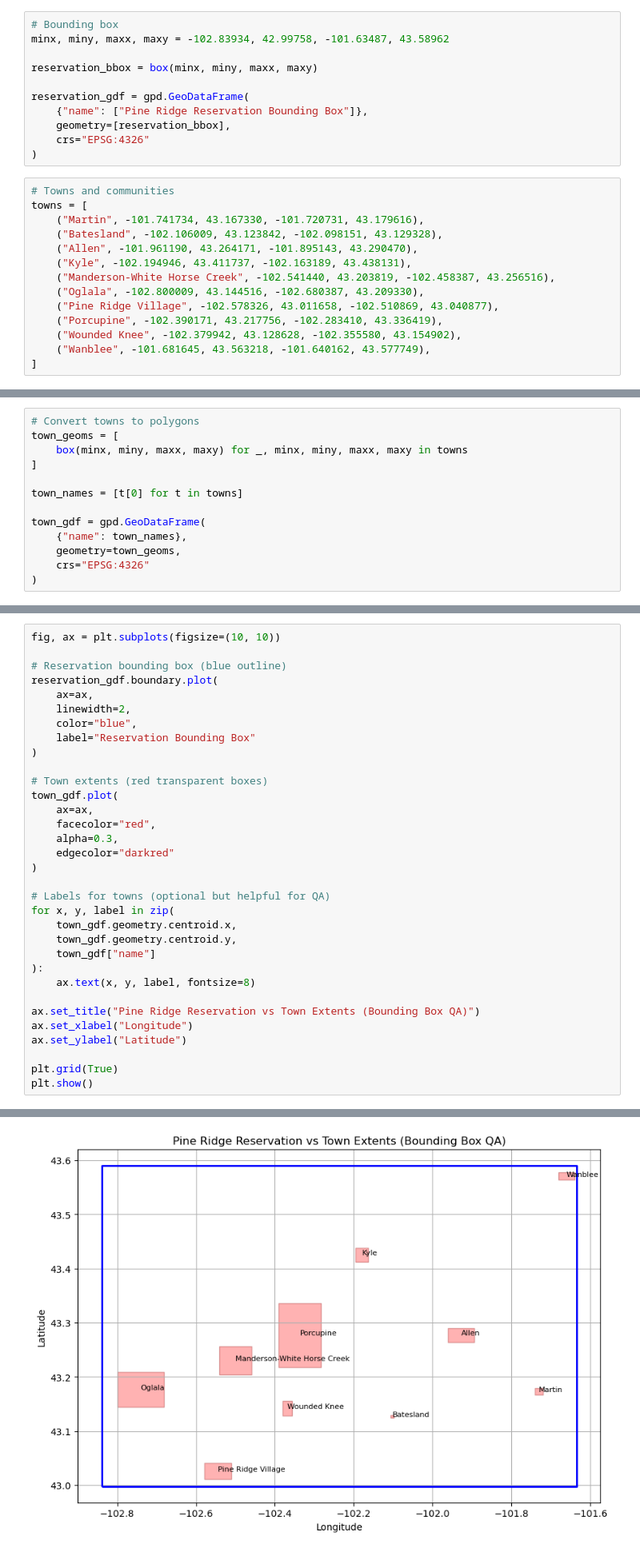
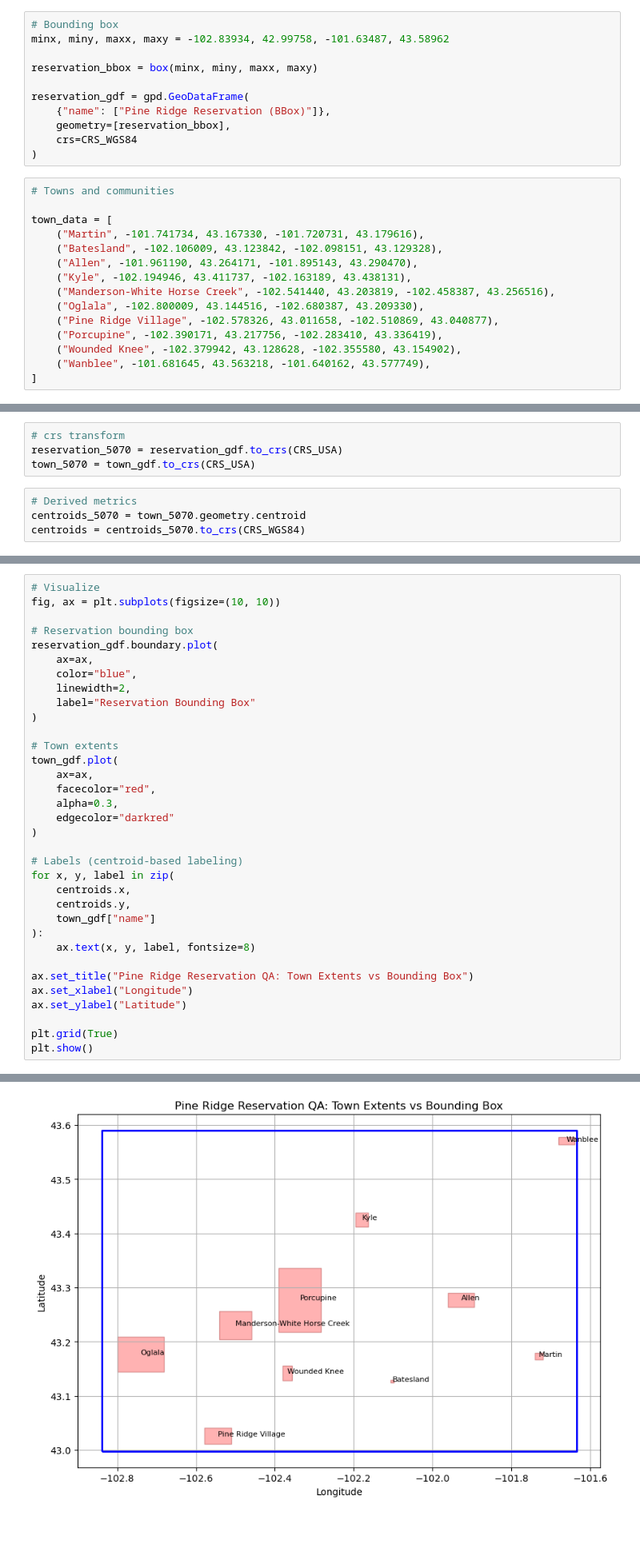
Before and after one commit to olc-techsupport/Pine-Ridge-Bounding-Boxes, a Jupyter notebook: PRR_map-1.ipynb, the cells around one changed output, grey strips where cells are left out. Shown at 80% size. Cells and saved outputs as stored; diff of their text form; blank space fills up the shorter version.

```diff
--- a/PRR_map-1.ipynb
+++ b/PRR_map-1.ipynb
@@ -94,13 +99,14 @@ minx, miny, maxx, maxy = -102.83934, 42.99758, -101.63487, 43.58962
 reservation_bbox = box(minx, miny, maxx, maxy)
 
 reservation_gdf = gpd.GeoDataFrame(
-    {"name": ["Pine Ridge Reservation Bounding Box"]},
+    {"name": ["Pine Ridge Reservation (BBox)"]},
     geometry=[reservation_bbox],
-    crs="EPSG:4326"
+    crs=CRS_WGS84
 )
 # %%
 # Towns and communities
-towns = [
+
+town_data = [
     ("Martin", -101.741734, 43.167330, -101.720731, 43.179616),
     ("Batesland", -102.106009, 43.123842, -102.098151, 43.129328),
     ("Allen", -101.961190, 43.264171, -101.895143, 43.290470),
@@ -115,13 +135,8 @@ towns = [
 # %%
-# Convert towns to polygons
-town_geoms = [
-    box(minx, miny, maxx, maxy) for _, minx, miny, maxx, maxy in towns
-]
-
-town_names = [t[0] for t in towns]
-
-town_gdf = gpd.GeoDataFrame(
-    {"name": town_names},
-    geometry=town_geoms,
-    crs="EPSG:4326"
-)
+# crs transform
+reservation_5070 = reservation_gdf.to_crs(CRS_USA)
+town_5070 = town_gdf.to_crs(CRS_USA)
+# %%
+# Derived metrics
+centroids_5070 = town_5070.geometry.centroid
+centroids = centroids_5070.to_crs(CRS_WGS84)
@@ -128,15 +146,16 @@ town_gdf = gpd.GeoDataFrame(
 # %%
+# Visualize
 fig, ax = plt.subplots(figsize=(10, 10))
 
-# Reservation bounding box (blue outline)
+# Reservation bounding box
 reservation_gdf.boundary.plot(
     ax=ax,
+    color="blue",
     linewidth=2,
-    color="blue",
     label="Reservation Bounding Box"
 )
 
-# Town extents (red transparent boxes)
+# Town extents
 town_gdf.plot(
     ax=ax,
     facecolor="red",
@@ -144,15 +163,15 @@ town_gdf.plot(
     edgecolor="darkred"
 )
 
-# Labels for towns (optional but helpful for QA)
+# Labels (centroid-based labeling)
 for x, y, label in zip(
-    town_gdf.geometry.centroid.x,
-    town_gdf.geometry.centroid.y,
+    centroids.x,
+    centroids.y,
     town_gdf["name"]
 ):
     ax.text(x, y, label, fontsize=8)
 
-ax.set_title("Pine Ridge Reservation vs Town Extents (Bounding Box QA)")
+ax.set_title("Pine Ridge Reservation QA: Town Extents vs Bounding Box")
 ax.set_xlabel("Longitude")
 ax.set_ylabel("Latitude")
 
@@ -165 +181 @@ plt.show()
-[figure, old version]
+[figure, new version]
```
Also changed, not shown: parts of 6 cells of this notebook.
